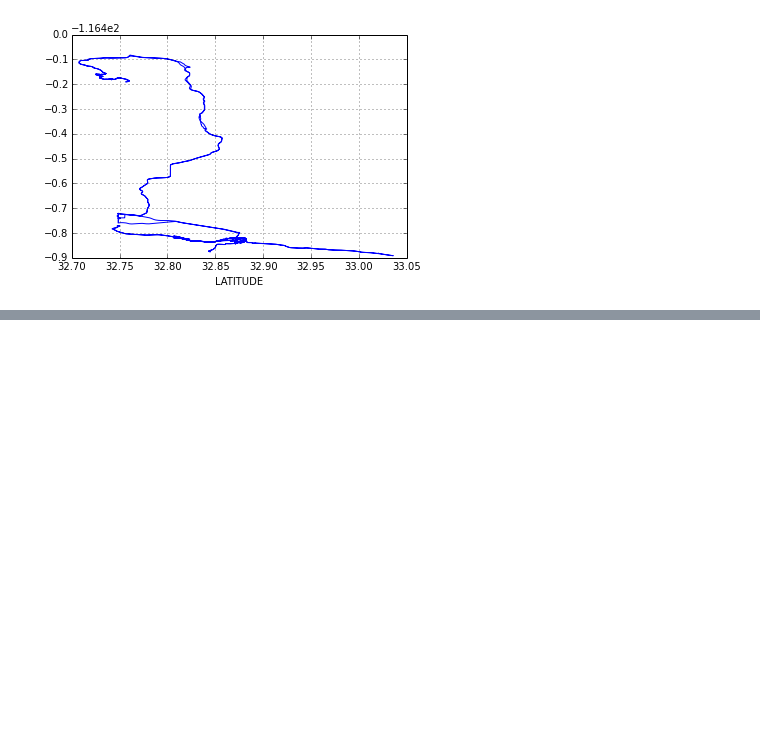
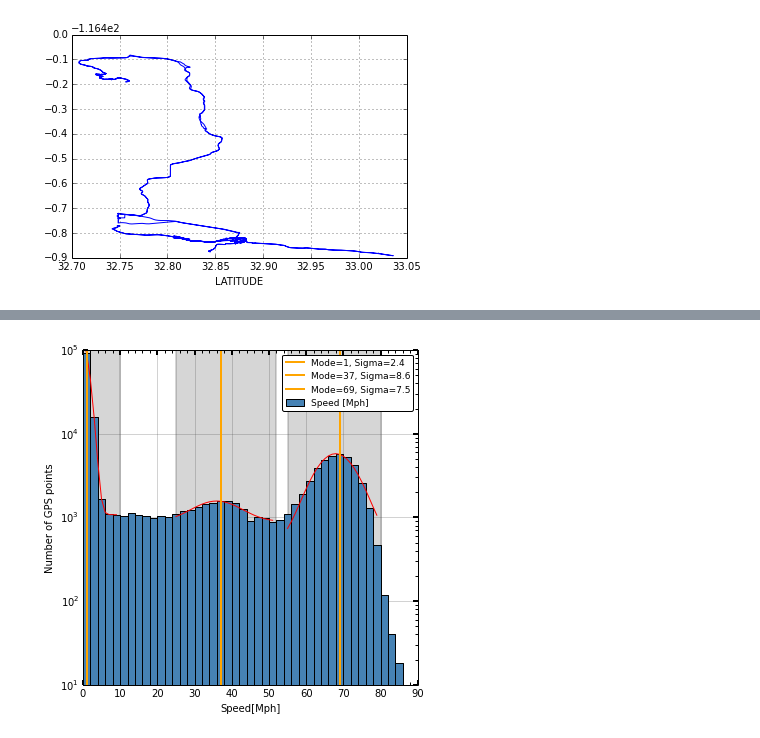
Before and after one commit to ajmendez/PyGPS, a Jupyter notebook: notebook/gpsdata.ipynb, the cells around one changed output, grey strips where cells are left out. Cells and saved outputs as stored; diff of their text form; code cells hidden in the pictures; blank space fills up the shorter version.

```diff
--- a/notebook/gpsdata.ipynb
+++ b/notebook/gpsdata.ipynb
@@ -22,0 +77,37 @@ df.plot(x='LATITUDE', y='LONGITUDE')
+# %%
+def fit_region(x,y, xmin, xmax):
+    '''Fit the x,y points of a histogram by a nice gauss and some lines'''
+    ii = np.where( (x>=xmin) & (x<=xmax) )
+    offset = np.min(y[ii])
+    xx = x[ii]
+    yy = y[ii] - offset
+    imax = np.argmax(yy)
+
+    # Show Region
+    box(x=[xmin,xmax], alpha=0.2, zorder=-1)
+
+    # Fit to find the mean and sigma -- Mode seems to be better fit.
+    params = fit_gauss(xx,yy, [xx[imax], (xmax-xmin)/2.0, np.max(yy)])
+    tmp = np.arange(xmin,xmax)
+    pylab.plot(tmp, gauss(tmp, params)+offset, color='r')
+    # Draw the Most Common and Sigma
+    line(xx[imax], label='Mode={:0.0f}, Sigma={:0.1f}'.format(xx[imax], params[1]))
+
+
+
+
+def speed_hist():
+    '''Show the speed histogram'''
+    setup(figsize=(6,6),
+          ylabel='Number of GPS points', ylog=True, yr=[1e1, 1e5],
+          xlabel='Speed[Mph]', xr=[0,90], )
+    speed = np.array(df2['SPEED(km/h)'])*0.612
+    l,v = hist(speed, np.arange(0,100,2),label='Speed [Mph]',
+               filled=True, color='SteelBlue')
+    fit_region(l,v,0,10)
+    fit_region(l,v,25,52)
+    fit_region(l,v,55,80)
+    legend()
+speed_hist()
+# %% [output]
+[figure, added]
```
Also changed, not shown: parts of 8 cells of this notebook, 4 other files.
